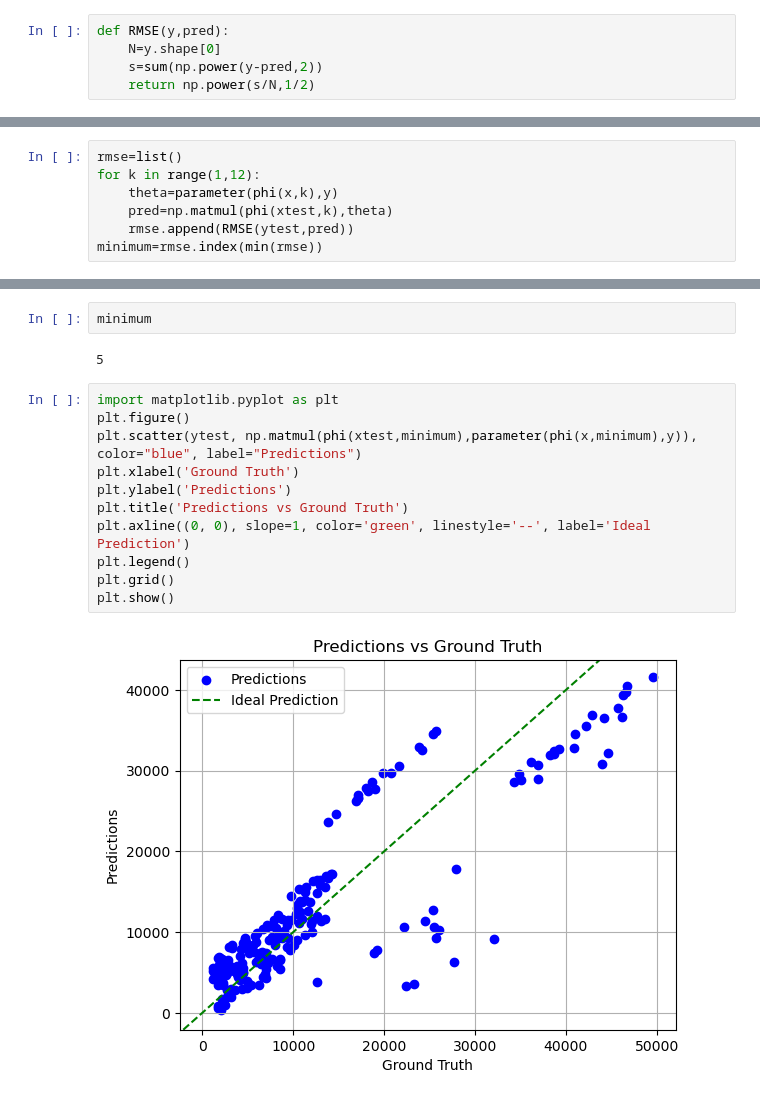
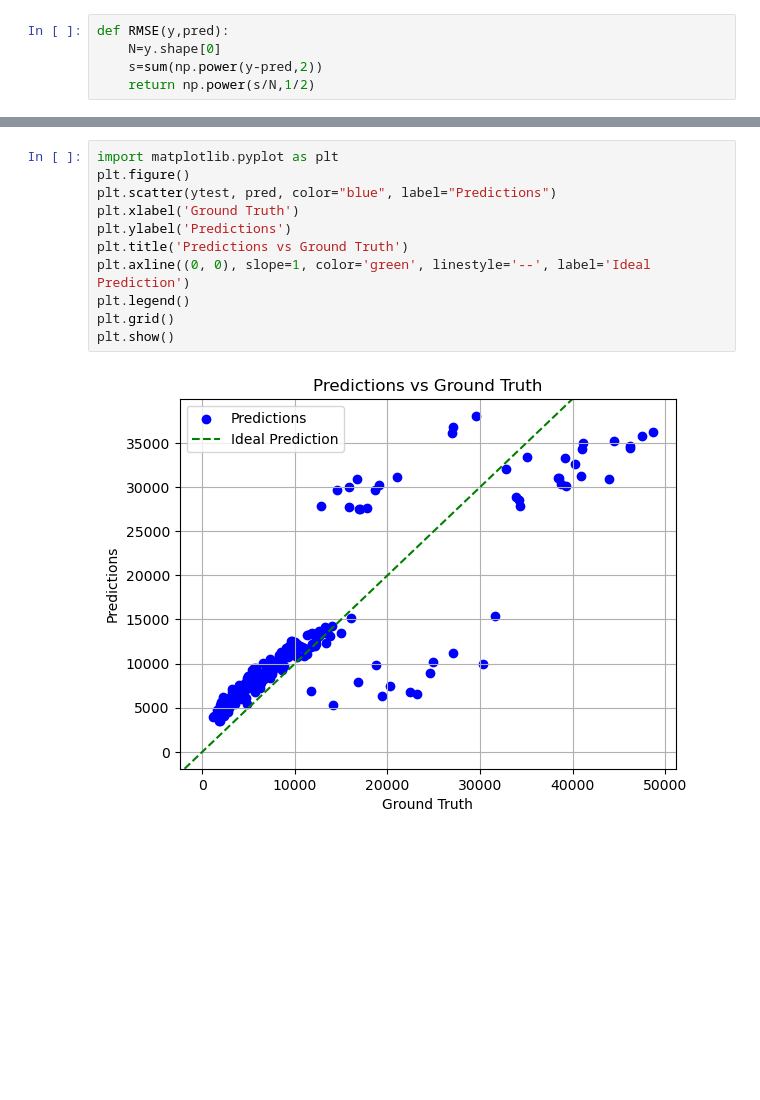
Before and after one commit to Mato-En/Linear-Regression, a Jupyter notebook: main.ipynb, the cells around one changed output, grey strips where cells are left out. Cells and saved outputs as stored; diff of their text form; blank space fills up the shorter version.

```diff
--- a/main.ipynb
+++ b/main.ipynb
@@ -99,7 +95,0 @@ def phi(X,K):
-# %%
-rmse=list()
-for k in range(1,12):
-    theta=parameter(phi(x,k),y)
-    pred=np.matmul(phi(xtest,k),theta)
-    rmse.append(RMSE(ytest,pred))
-minimum=rmse.index(min(rmse))
@@ -120,17 +96,13 @@ rmse
-# %%
-minimum
-# %% [output]
-5
 # %%
 import matplotlib.pyplot as plt
 plt.figure()
-plt.scatter(ytest, np.matmul(phi(xtest,minimum),parameter(phi(x,minimum),y)), color="blue", label="Predictions")
+plt.scatter(ytest, pred, color="blue", label="Predictions")
 plt.xlabel('Ground Truth')
 plt.ylabel('Predictions')
 plt.title('Predictions vs Ground Truth')
 plt.axline((0, 0), slope=1, color='green', linestyle='--', label='Ideal Prediction')
 plt.legend()
 plt.grid()
 plt.show()
 # %% [output]
-[figure, old version]
+[figure, new version]
```
Also changed, not shown: parts of 3 cells of this notebook.
